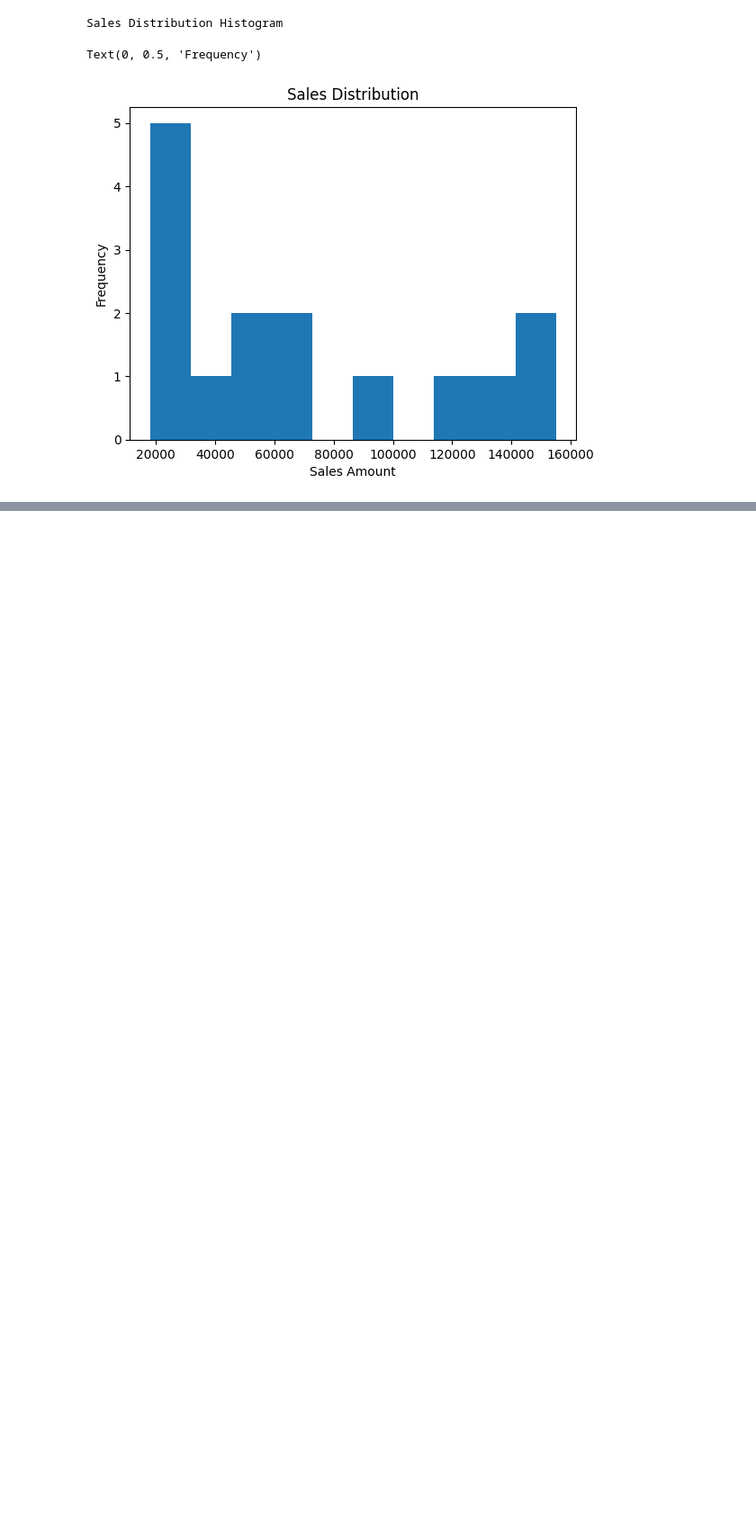
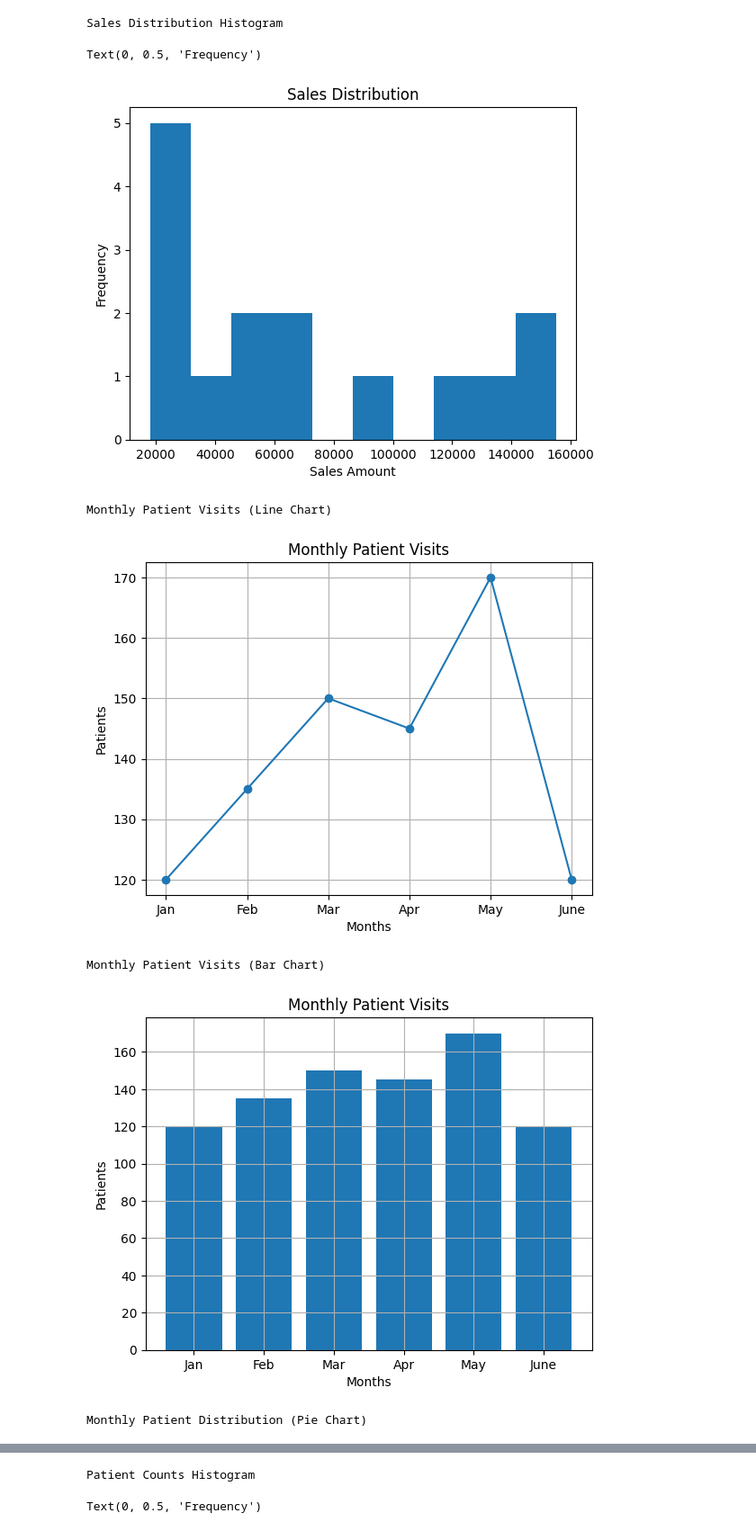
Before and after one commit to usbrendonb/Python, a Jupyter notebook: AI_web_day5.ipynb, the cells around one changed output, grey strips where cells are left out. Shown at 90% size. Drawn from its saved outputs; the diff is of its cells as text; code cells hidden in the pictures; blank space fills up the shorter version.

```diff
--- a/AI_web_day5.ipynb
+++ b/AI_web_day5.ipynb
@@ -137,3 +137,51 @@ Product Contribution Pie Chart
 Sales Distribution Histogram
 Text(0, 0.5, 'Frequency')
 [figure]
+# %%
+# Practice exercise 2
+
+patients = [120,135,150,145,170,120]
+months=["Jan","Feb","Mar","Apr","May","June"]
+
+
+print("Monthly Patient Visits (Line Chart)")
+plt.plot(months,patients,marker='o')
+plt.title("Monthly Patient Visits")
+plt.xlabel("Months")
+plt.ylabel("Patients")
+plt.grid(True)
+plt.show()
+
+
+print("Monthly Patient Visits (Bar Chart)")
+plt.bar(months,patients)
+plt.title("Monthly Patient Visits")
+plt.xlabel("Months")
+plt.ylabel("Patients")
+plt.grid(True)
+plt.show()
+
+print("Monthly Patient Distribution (Pie Chart)")
+plt.pie(
+    patients,
+    labels=months,
+    autopct="%1.1f%%",
+    startangle=90
+)
+plt.title("Monthly Patient Visits")
+
+plt.show()
+
+
+print("Patient Counts Histogram")
+
+plt.hist(patients,bins=10)
+plt.title("Patient Counts Histogram")
+plt.xlabel("Patient Count")
+plt.ylabel("Frequency")
+# %% [output]
+Monthly Patient Visits (Line Chart)
+[figure, added]
+Monthly Patient Visits (Bar Chart)
+[figure, added]
+Monthly Patient Distribution (Pie Chart)
@@ -139,0 +189,2 @@ Text(0, 0.5, 'Frequency')
+Patient Counts Histogram
+Text(0, 0.5, 'Frequency')
```
Also changed, not shown: parts of 18 cells of this notebook.
